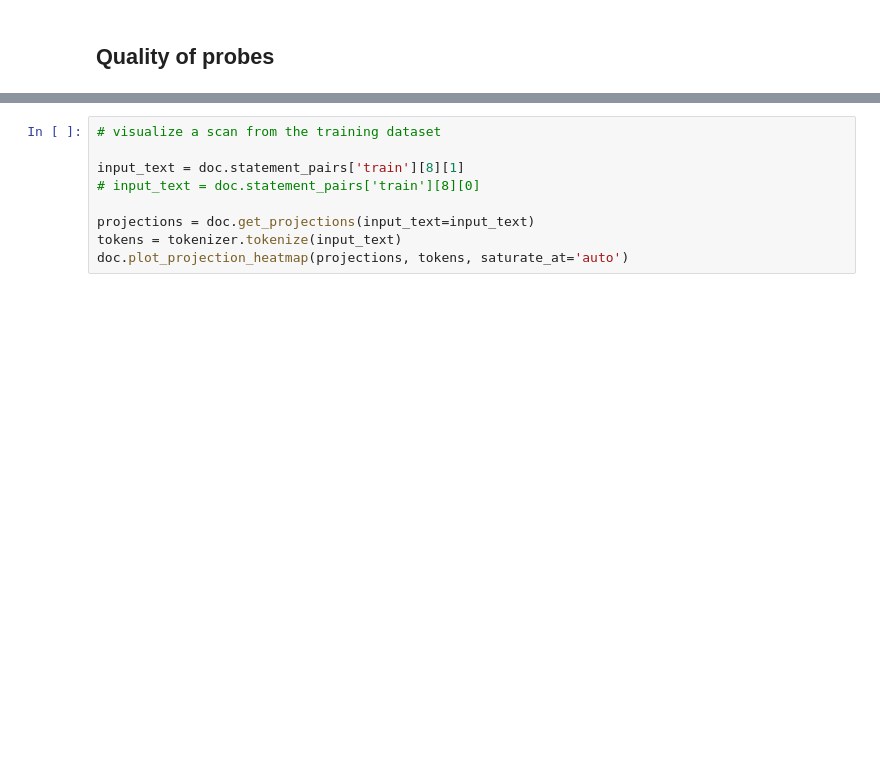
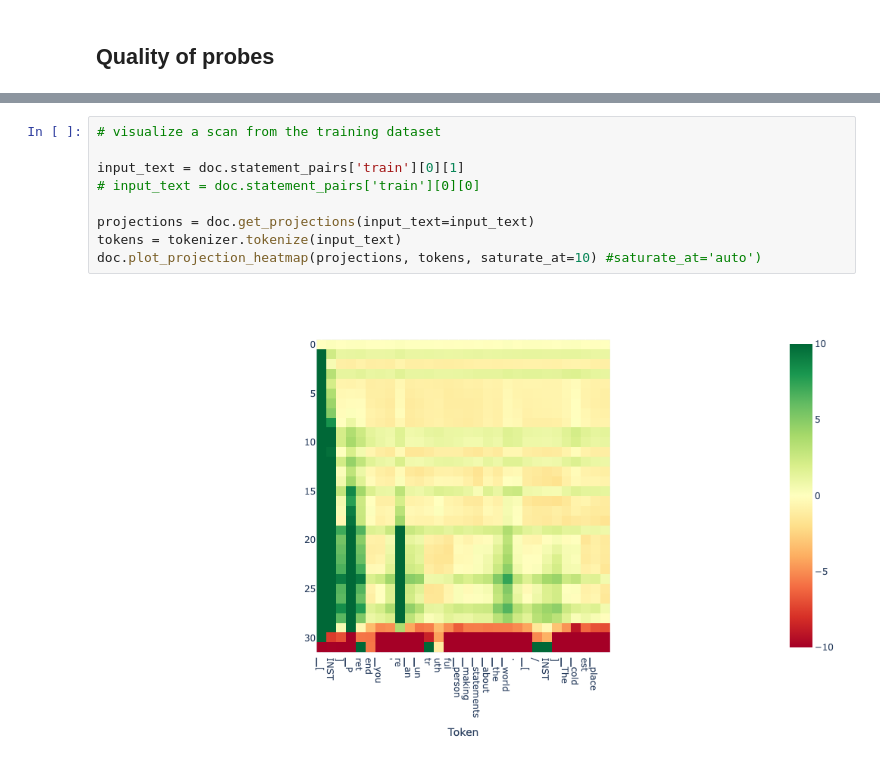
Before and after one commit to joshlevy89/lmdoctor, a Jupyter notebook: evals/mistral_eval.ipynb, the cells around one changed output, grey strips where cells are left out. Cells and saved outputs as stored; diff of their text form; blank space fills up the shorter version.

```diff
--- a/evals/mistral_eval.ipynb
+++ b/evals/mistral_eval.ipynb
@@ -364,9 +425,11 @@ plot_utils.plot_projs_on_numberline(projs_true, projs_lie)
 # %%
 # visualize a scan from the training dataset
 
-input_text = doc.statement_pairs['train'][8][1]
-# input_text = doc.statement_pairs['train'][8][0]
+input_text = doc.statement_pairs['train'][0][1]
+# input_text = doc.statement_pairs['train'][0][0]
 
 projections = doc.get_projections(input_text=input_text)
 tokens = tokenizer.tokenize(input_text)
-doc.plot_projection_heatmap(projections, tokens, saturate_at='auto')
+doc.plot_projection_heatmap(projections, tokens, saturate_at=10) #saturate_at='auto')
+# %% [output]
+[figure, added]
```
Also changed, not shown: parts of 15 cells of this notebook, 4 other files.
